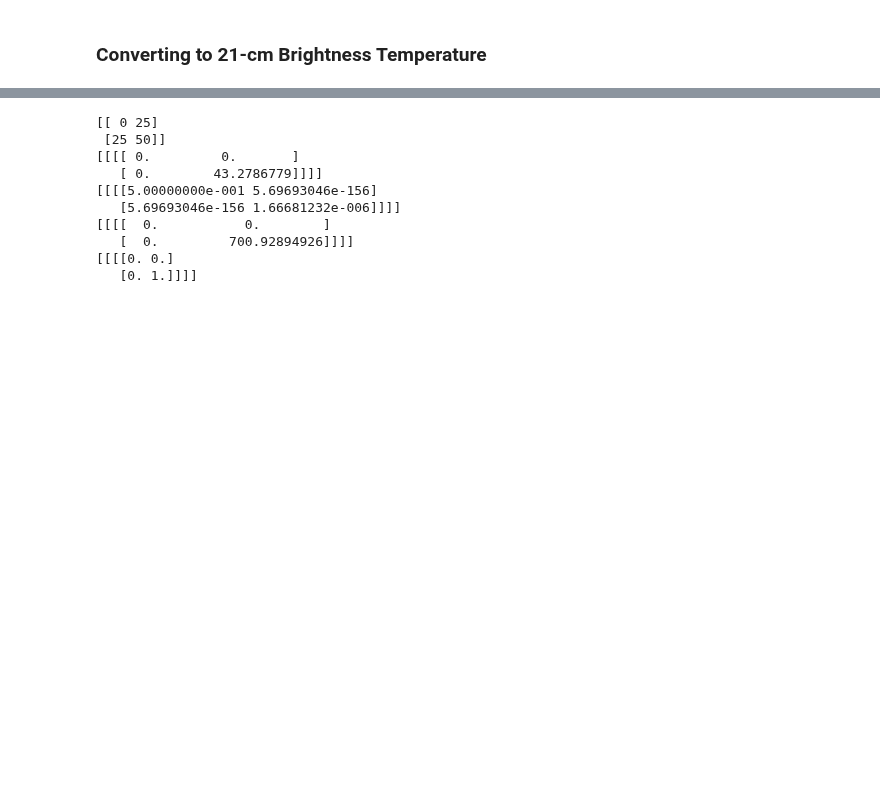
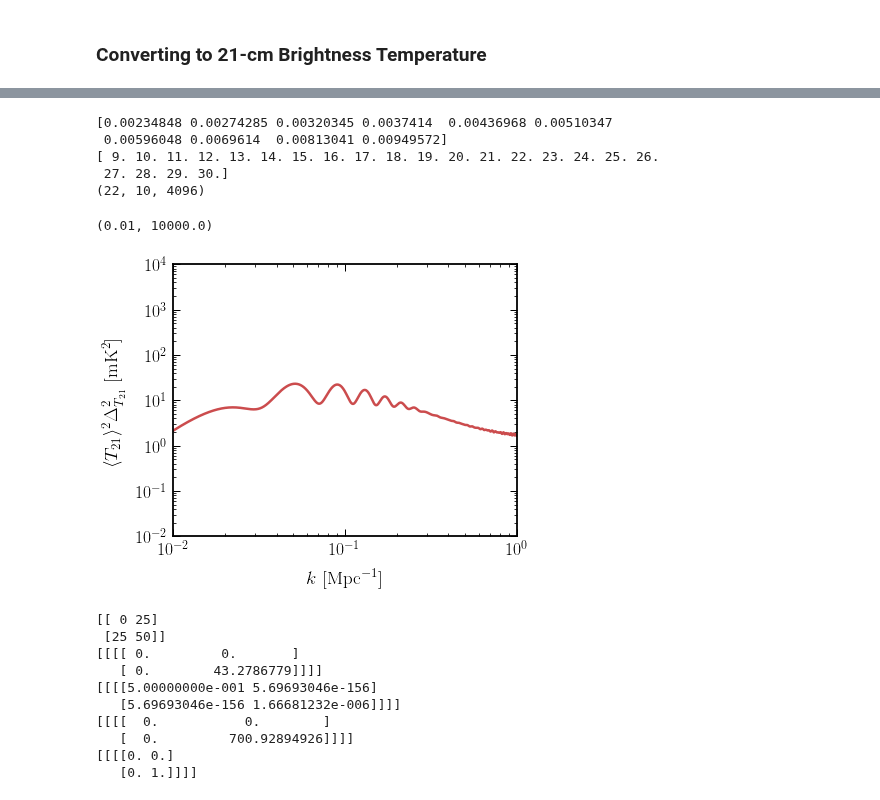
Before and after one commit to hongwanliu/millicharged_DM_with_bath, a Jupyter notebook: notebooks/Fluctuations.ipynb, the cells around one changed output, grey strips where cells are left out. Saved outputs shown, nothing was run; the diff lists cells and outputs as text; code cells hidden in the pictures; blank space fills up the shorter version.

```diff
--- a/notebooks/Fluctuations.ipynb
+++ b/notebooks/Fluctuations.ipynb
@@ -254,3 +367,30 @@ T21_fluc.v_fluc.var_f(f_int, test_ary)
+# %%
+plt.figure()
+
+plt.loglog()
+
+
+# plt.plot(k_test, xi_fft_test[0,0])
+
+print(Qlis[50:60])
+print(zlis)
+print(xi_fft_test.shape)
+
+plt.plot(k_test, xi_fft_test[2,0]*1e6)
+
+plt.xlabel(r'$k$ [Mpc$^{-1}$]')
+plt.ylabel(r'$\langle T_{21} \rangle^2 \Delta_{T_{21}}^2$ [mK$^{2}$]')
+
+plt.xlim(1e-2, 1)
+plt.ylim(1e-2, 1e4)
+# %% [output]
+[0.00234848 0.00274285 0.00320345 0.0037414  0.00436968 0.00510347
+ 0.00596048 0.0069614  0.00813041 0.00949572]
+[ 9. 10. 11. 12. 13. 14. 15. 16. 17. 18. 19. 20. 21. 22. 23. 24. 25. 26.
+ 27. 28. 29. 30.]
+(22, 10, 4096)
+(0.01, 10000.0)
+[figure, added]
 # %%
 # x_ary = np.array([1])
 # y_ary = np.array([1])
```
Also changed, not shown: parts of 15 cells of this notebook, 2 other files.
